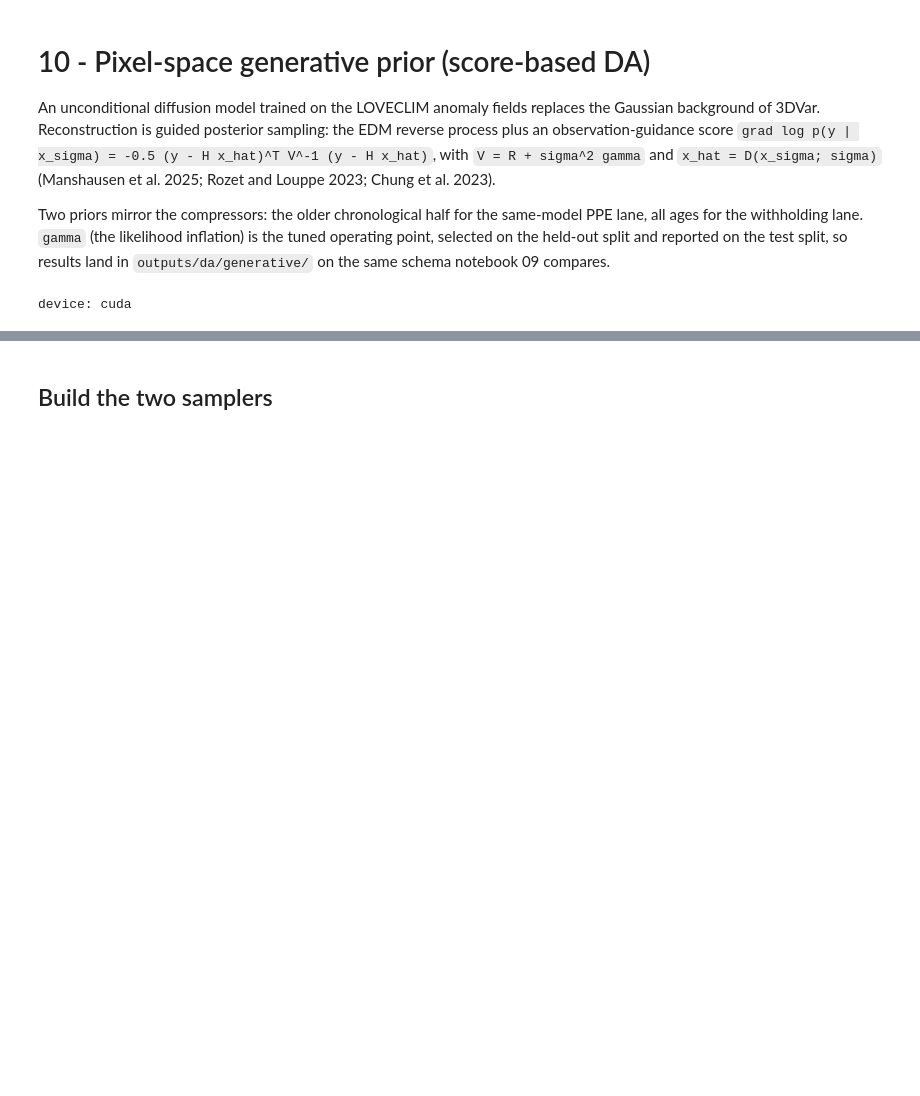
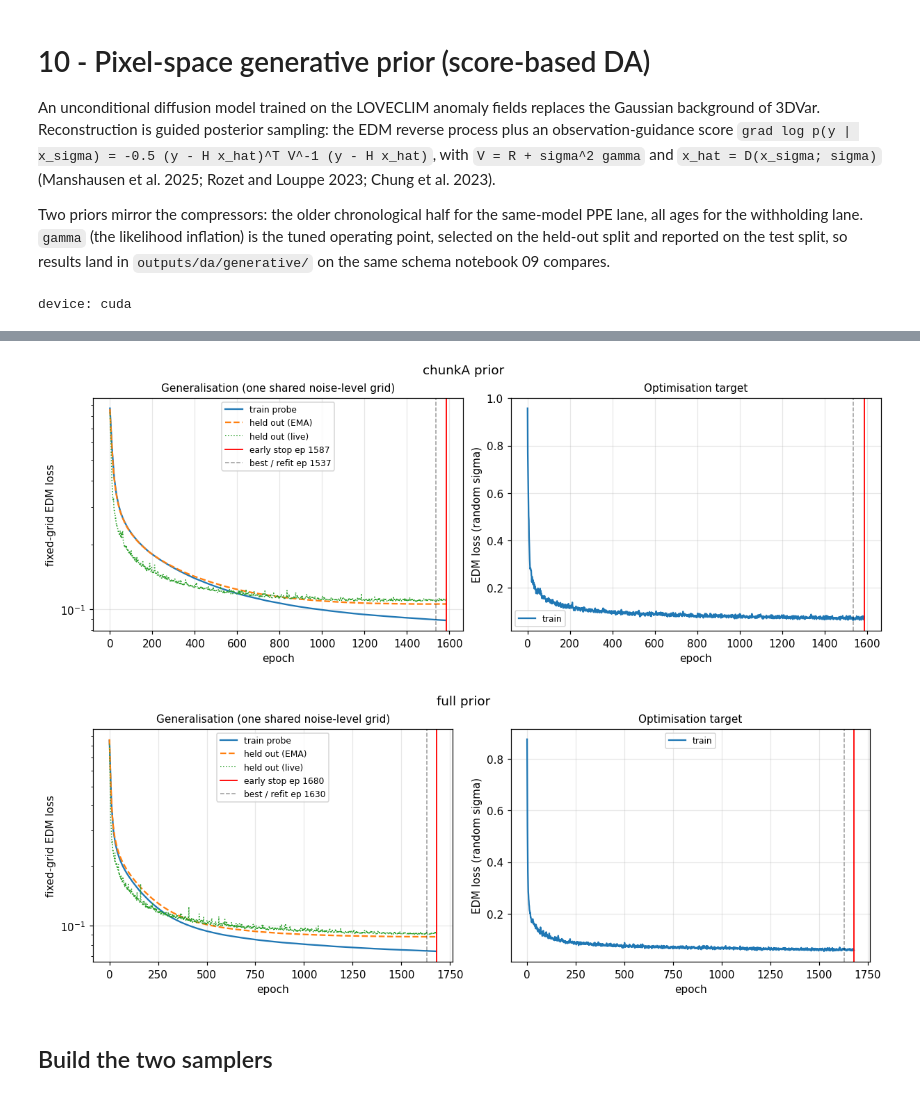
Before and after one commit to evgeni-g-georgiev/sparse_paleoclimate_field_reconstruction, a Jupyter notebook: notebooks/10_generative_prior.ipynb, the cells around one changed output, grey strips where cells are left out. Cells and saved outputs as stored; diff of their text form; code cells hidden in the pictures; blank space fills up the shorter version.

```diff
--- a/notebooks/10_generative_prior.ipynb
+++ b/notebooks/10_generative_prior.ipynb
@@ -133,3 +201,17 @@ epoch  550  loss=0.0689  lr=1.84e-04  (0.7s)
+# %%
+from paleoreco.eval.diffusion import plot_loss_curves_diffusion
+
+for lane, search in (("chunkA", search_a), ("full", search_all)):
+    if search is None:
+        continue
+    plot_loss_curves_diffusion(
+        search["history"], best_epoch=search["best_epoch"],
+        stop_epoch=search["stop_epoch"] - 1, title=f"{lane} prior",
+        save_path=str(FIG / f"loss_curves_{lane}.png"))
+    plt.show()
+# %% [output]
+[figure, added]
+[figure, added]
 # %% [markdown]
 ## Build the two samplers
 # %%
```
Also changed, not shown: parts of 12 cells of this notebook.
